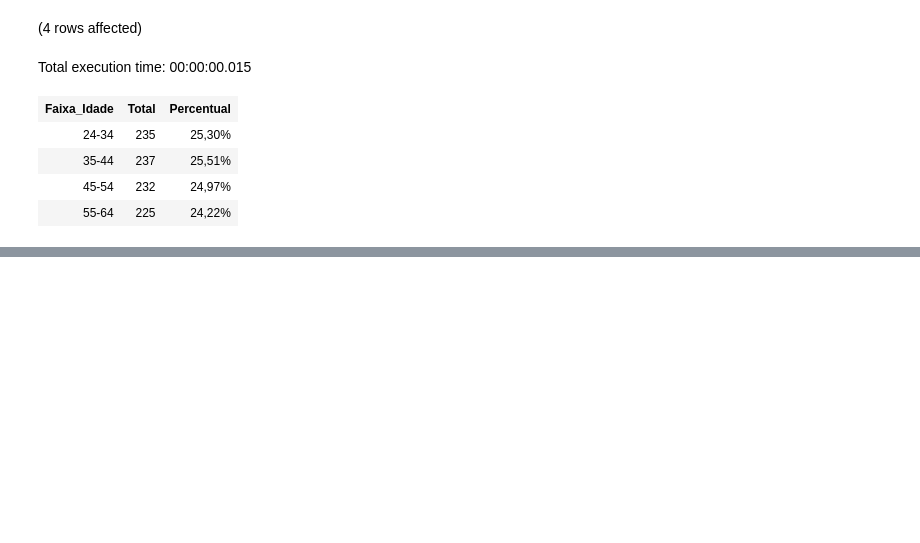
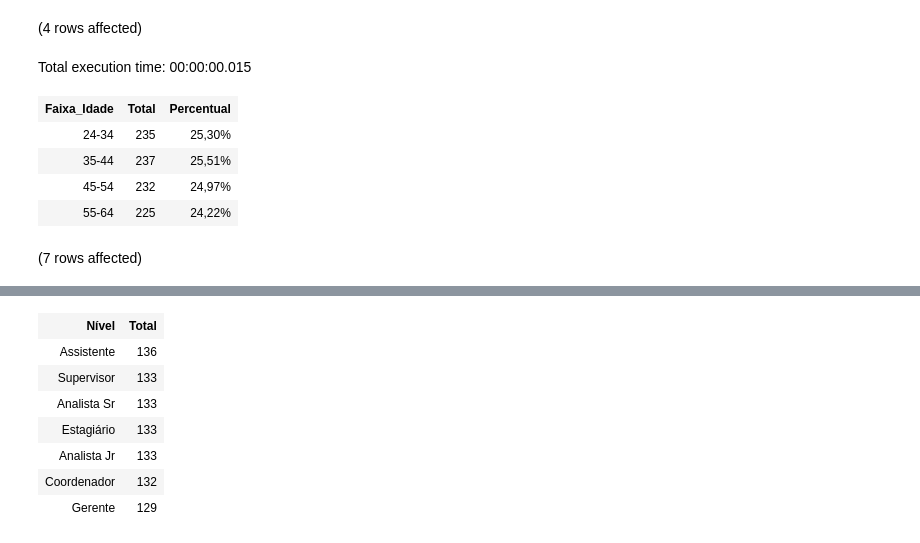
Before and after one commit to AlbertoFAraujo/SQL_People_analytics, a Jupyter notebook: people_analytics_EDA.ipynb, the cells around one changed output, grey strips where cells are left out. Cells and saved outputs as stored; diff of their text form; code cells hidden in the pictures; blank space fills up the shorter version.

```diff
--- a/people_analytics_EDA.ipynb
+++ b/people_analytics_EDA.ipynb
@@ -104,3 +104,13 @@ Total execution time: 00:00:00.015
 | 35-44 | 237 | 25,51% |
 | 45-54 | 232 | 24,97% |
 | 55-64 | 225 | 24,22% |
+# %%
+--Distribuição de funcionários por nível hierárquico
+SELECT
+    Nível,
+    COUNT(*) AS Total
+FROM baseRH_ativos
+GROUP BY Nível
+ORDER BY Total DESC
+# %% [output]
+(7 rows affected)
@@ -106,0 +118,8 @@ Total execution time: 00:00:00.015
+| Nível | Total |
+| Assistente | 136 |
+| Supervisor | 133 |
+| Analista Sr | 133 |
+| Estagiário | 133 |
+| Analista Jr | 133 |
+| Coordenador | 132 |
+| Gerente | 129 |
```
Also changed, not shown: parts of 6 cells of this notebook.
